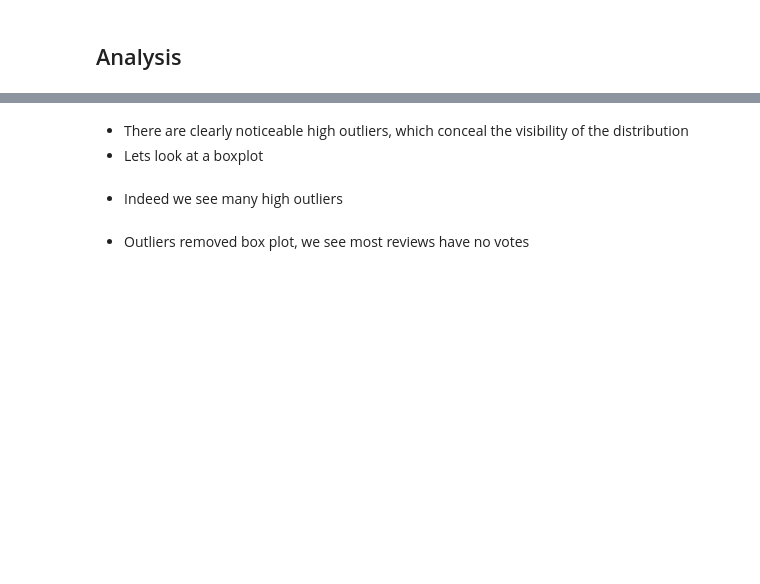
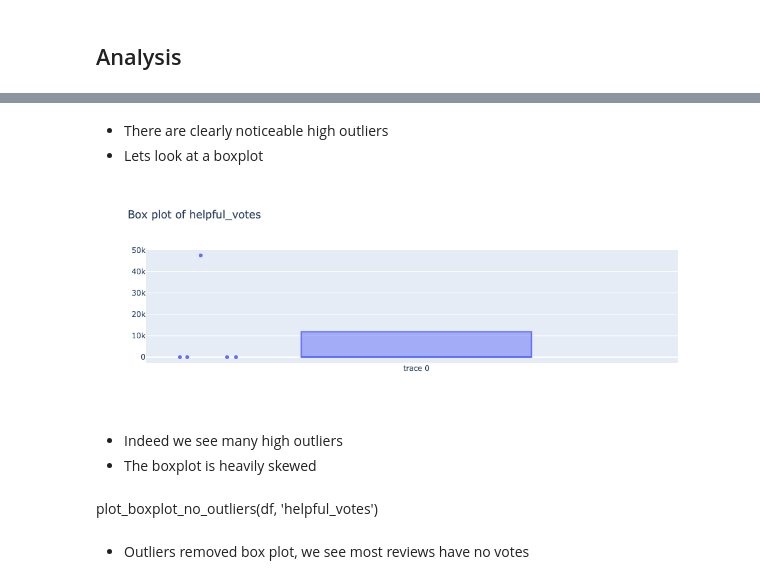
Before and after one commit to clairelin20523/dsc232r-amazon-predictive-modeling, a Jupyter notebook: milestone2.ipynb, the cells around one changed output, grey strips where cells are left out. Cells and saved outputs as stored; diff of their text form; code cells hidden in the pictures; blank space fills up the shorter version.

```diff
--- a/milestone2.ipynb
+++ b/milestone2.ipynb
@@ -229,10 +299,20 @@ def plot_barplot(df, i):
 # %%
-def plot_boxplot(df, i):
+def plot_boxplot(df, column_name):
     """
     Method to plot box plot of column
-    Takes in two parameters: df, column index
+    Takes in two parameters: df, column
     """
-    column_name = columns[i]                                # Get column name and data
-    data = [go.Box(y = df.select(column_name).sample(False, 0.1).rdd.flatMap(lambda x: x).collect())]
+    quantiles = df.approxQuantile(column_name, [0.25, 0.5, 0.75], 0.01)
+    min_value = df.selectExpr(f'min({column_name})').first()[0]
+    max_value = df.selectExpr(f'max({column_name})').first()[0]
+    q1, median, q3 = quantiles
+
+    # Create the box plot using Plotly
+    data = [go.Box(
+        y=[min_value, q1, median, q3, max_value],
+        boxpoints='all',
+        jitter=0.3,
+        pointpos=-1.8
+    )]
     title = 'Box plot of %s' % column_name                  # Set title
-    plot(title, data)                                       # Use helper method to plot
+    return plot(title, data)                                       # Use helper method to plot
@@ -267,3 +357,3 @@ plot_histogram(df, i)
 # %% [markdown]
-* There are clearly noticeable high outliers, which conceal the visibility of the distribution
+* There are clearly noticeable high outliers
 * Lets look at a boxplot
@@ -274,2 +360,15 @@ plot_boxplot(df, i)
+# %%
+fig = plot_boxplot(df, 'helpful_votes')
+fig.update_layout(
+        title="Boxplot of Helpful Votes",
+        xaxis_title=" ",
+        yaxis_title="Number of Helpful Votes",
+        title_x=0.5,  # Set title x-alignment to the center
+        title_y=0.9   # Set title y-alignment to the top
+    )
+#pio.write_image(fig, '2_.png')
+# %% [output]
+[figure, added]
 # %% [markdown]
 * Indeed we see many high outliers
+* The boxplot is heavily skewed
@@ -280,2 +375,4 @@ plot_boxplot_no_outliers(df, i)
+# %% [markdown]
+plot_boxplot_no_outliers(df, 'helpful_votes')
 # %% [markdown]
 * Outliers removed box plot, we see most reviews have no votes
```
Also changed, not shown: parts of 32 cells of this notebook.
